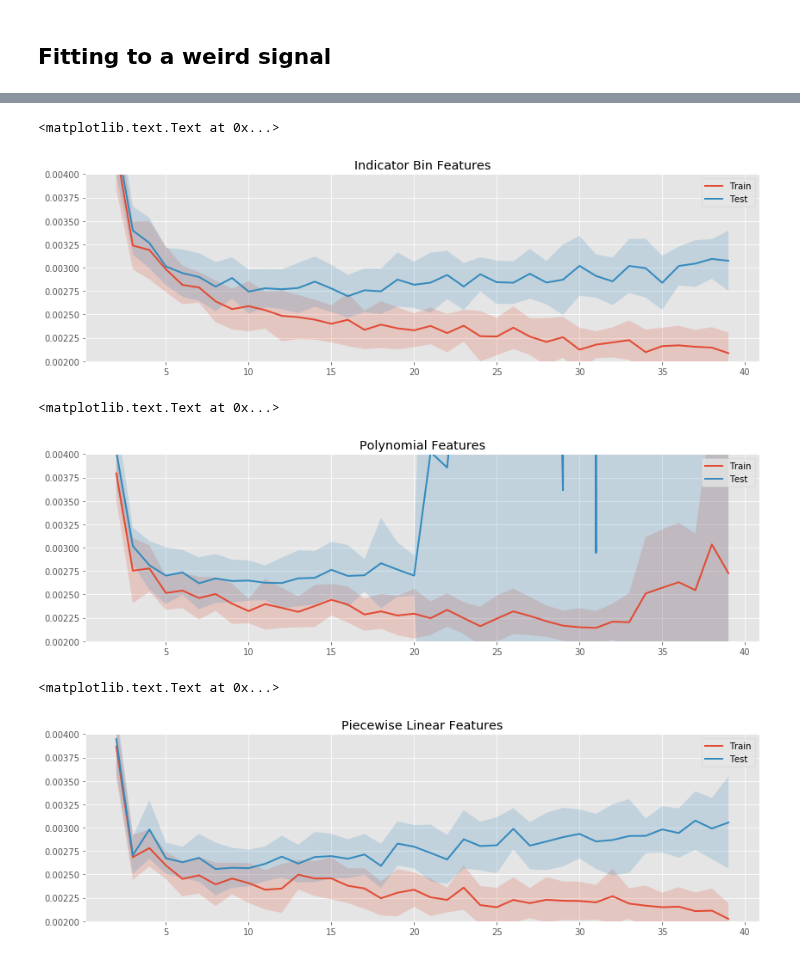
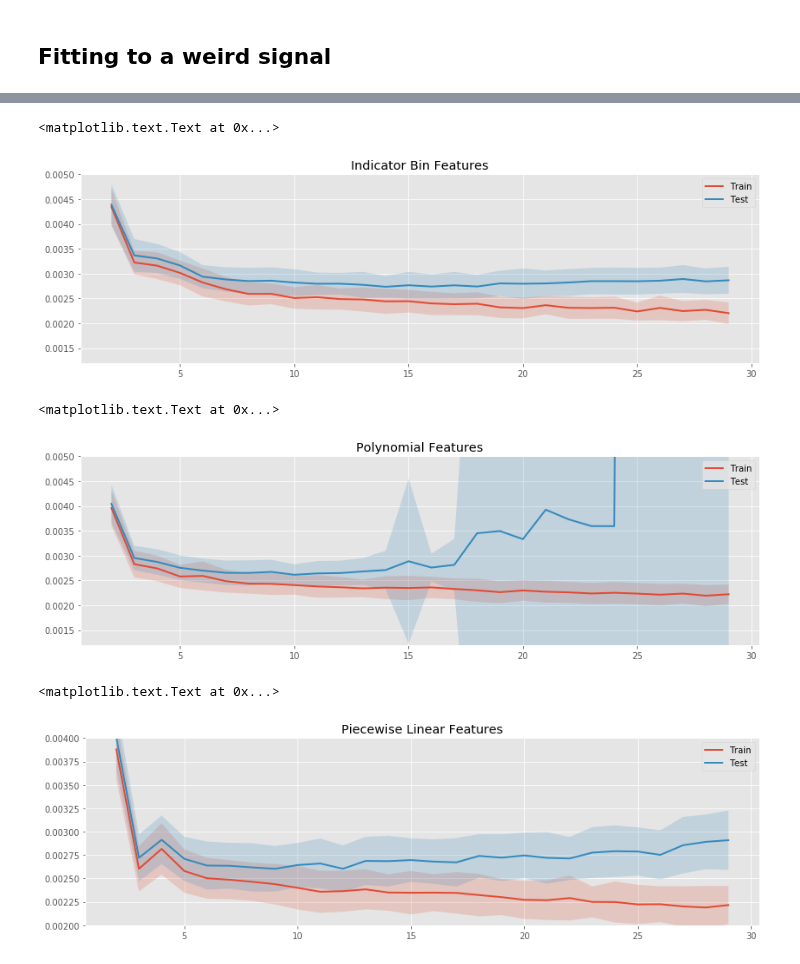
Before and after one commit to madrury/basis-expansions, a Jupyter notebook: basis-expansion-regressions.ipynb, the cells around one changed output, grey strips where cells are left out. Saved outputs shown, nothing was run; the diff lists cells and outputs as text; code cells hidden in the pictures.

```diff
--- a/basis-expansion-regressions.ipynb
+++ b/basis-expansion-regressions.ipynb
@@ -235,7 +252,7 @@ def weird_signal(x):
             - 3.5*(x > 0.2)*(x < 0.5)*(x - 0.2)*(x - 0.5)
             - 0.95)
 # %%
-degrees_of_freedom = list(range(2, 40))
+degrees_of_freedom = list(range(2, 30))
 
 def make_binned_regression(n_params):
     return Pipeline([
@@ -425,20 +427,20 @@ ncs_mean_errors, ncs_std_errors = run_simulation_expreiment(
 fig, ax = plt.subplots(figsize=(14, 4))
 plot_simulation_expreiment(ax,
     degrees_of_freedom, binned_mean_errors, binned_std_errors)
-ax.set_ylim(0.002, 0.004)
+ax.set_ylim(0.0012, 0.005)
 ax.set_title("Indicator Bin Features")
 # %% [output]
 <matplotlib.text.Text at 0x...>
-[figure, old version]
+[figure, new version]
 # %%
 fig, ax = plt.subplots(figsize=(14, 4))
 plot_simulation_expreiment(ax,
     degrees_of_freedom, polynomial_mean_errors, polynomial_std_errors)
-ax.set_ylim(0.002, 0.004)
+ax.set_ylim(0.0012, 0.005)
 ax.set_title("Polynomial Features")
 # %% [output]
 <matplotlib.text.Text at 0x...>
-[figure, old version]
+[figure, new version]
 # %%
 fig, ax = plt.subplots(figsize=(14, 4))
 plot_simulation_expreiment(ax,
@@ -447,7 +449,7 @@ ax.set_ylim(0.002, 0.004)
 ax.set_title("Piecewise Linear Features")
 # %% [output]
 <matplotlib.text.Text at 0x...>
-[figure, old version]
+[figure, new version]
 # %%
 fig, ax = plt.subplots(figsize=(14, 4))
 plot_simulation_expreiment(ax,
```
Also changed, not shown: parts of 21 cells of this notebook, 1 other file.
